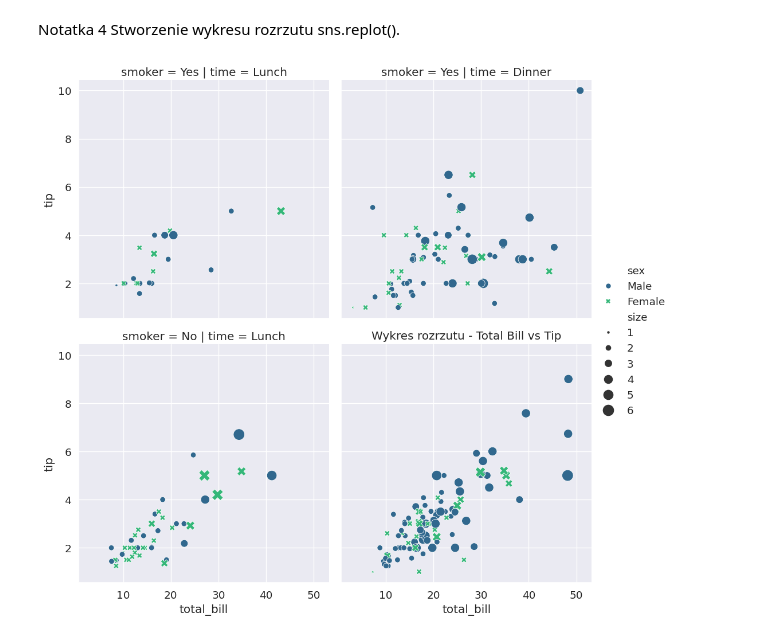
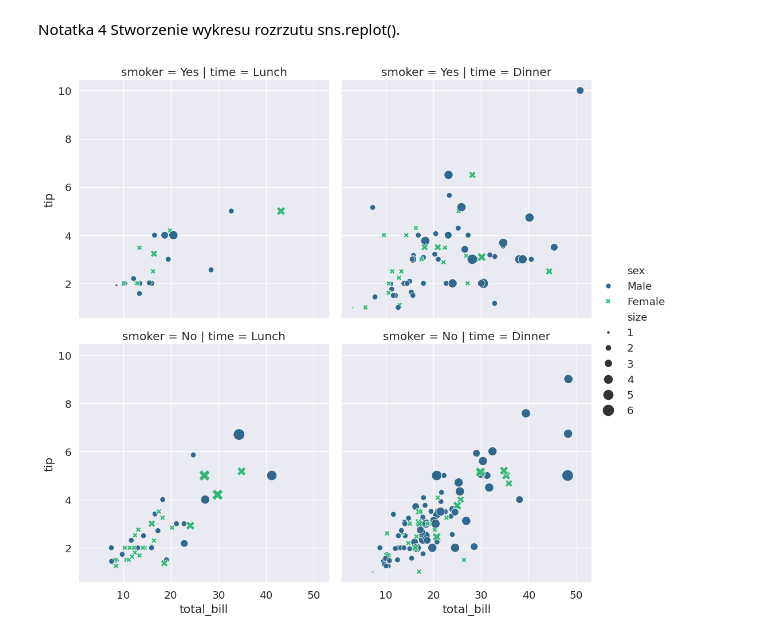
Before and after one commit to davidofitaly/visualization, a Jupyter notebook: 00_wprowadzenie_plotly.ipynb, the cells around one changed output. Saved outputs shown, nothing was run; the diff lists cells and outputs as text; code cells hidden in the pictures.

```diff
--- a/00_wprowadzenie_plotly.ipynb
+++ b/00_wprowadzenie_plotly.ipynb
@@ -400,33 +400,32 @@ Notatka 4: Wykres rozrzutu na podstawie danych z zestawu 'tips'
        - `style`: Nazwa kolumny określającej kategorie, które będą różniły się stylem punktów.
        - `col`: Nazwa kolumny, według której dane będą grupowane w kolumny (wiele wykresów w jednym wierszu).
        - `row`: Nazwa kolumny, według której dane będą grupowane w wiersze (wiele wykresów w jednej kolumnie).
 
 2. Dodanie tytułu:
    - `plt.title('Wykres rozrzutu - Total Bill vs Tip')`: Dodaje tytuł wykresu.
 
 3. Wyświetlenie wykresu:
    - `plt.show()`: Wyświetla wykres.
 
 Zastosowanie:
 - Wykres rozrzutu jest używany do wizualizacji relacji między dwiema lub więcej zmiennymi numerycznymi. Dodatkowo, dzięki możliwości grupowania danych na wielu wykresach (za pomocą parametrów `col` i `row`), umożliwia analizę tych relacji w kontekście różnych kategorii.
 """
 
 import seaborn as sns
 import matplotlib.pyplot as plt
 
 # Ustawienie rozmiaru czcionki dla seaborn
 sns.set(font_scale=1.2)
 
 # Załadowanie danych
 df = sns.load_dataset('tips')
 
 # Tworzenie wykresu rozrzutu
 sns.relplot(data=df, x='total_bill', y='tip', size='size', hue='sex', sizes=(10,200), palette='viridis', style='sex', col='time', row='smoker')
 
-# Dodanie tytułu
-plt.title('Wykres rozrzutu - Total Bill vs Tip')
+
 
 # Wyświetlenie wykresu
 plt.show()
 # %% [output]
-[figure, old version]
+[figure, new version]
```
